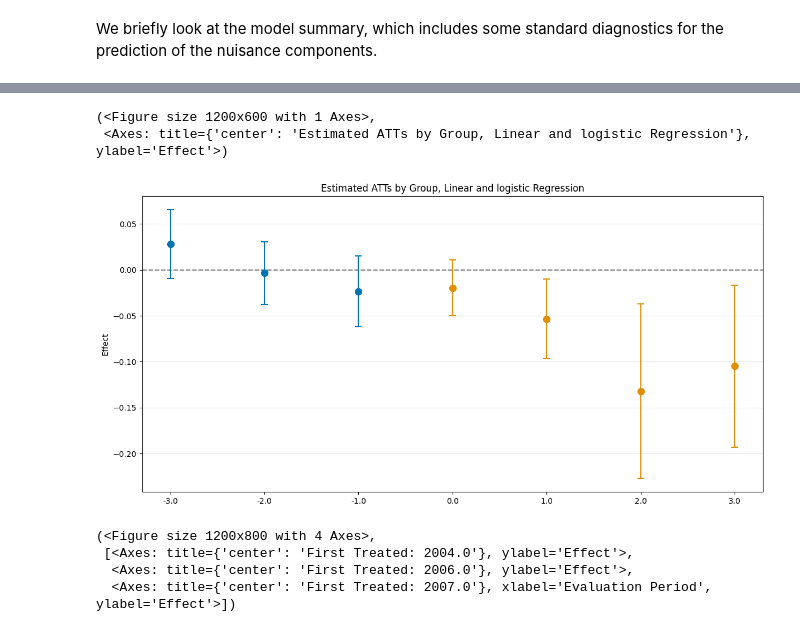
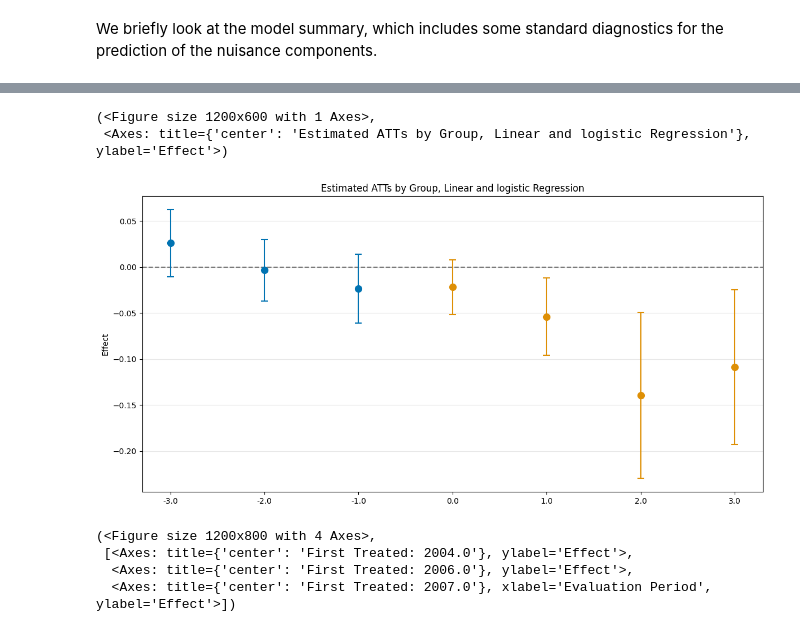
Before and after one commit to DoubleML/doubleml-docs, a Jupyter notebook: doc/examples/did/py_panel_data_example.ipynb, the cells around one changed output, grey strips where cells are left out. Cells and saved outputs as stored; diff of their text form; code cells hidden in the pictures.

```diff
--- a/doc/examples/did/py_panel_data_example.ipynb
+++ b/doc/examples/did/py_panel_data_example.ipynb
@@ -268,10 +269,11 @@ ATT(2007.0,2006,2007)  0.004357
 # %%
 es_linear_logistic = dml_obj_linear_logistic.aggregate("eventstudy")
+es_linear_logistic.aggregated_frameworks.bootstrap()
 es_linear_logistic.plot_effects(title="Estimated ATTs by Group, Linear and logistic Regression")
 # %% [output]
 (<Figure size 1200x600 with 1 Axes>,
  <Axes: title={'center': 'Estimated ATTs by Group, Linear and logistic Regression'}, ylabel='Effect'>)
-[figure, old version]
+[figure, new version]
 # %%
 dml_obj_lasso = DoubleMLDIDMulti(
     obj_dml_data=dml_data,
```
Also changed, not shown: parts of 6 cells of this notebook.
